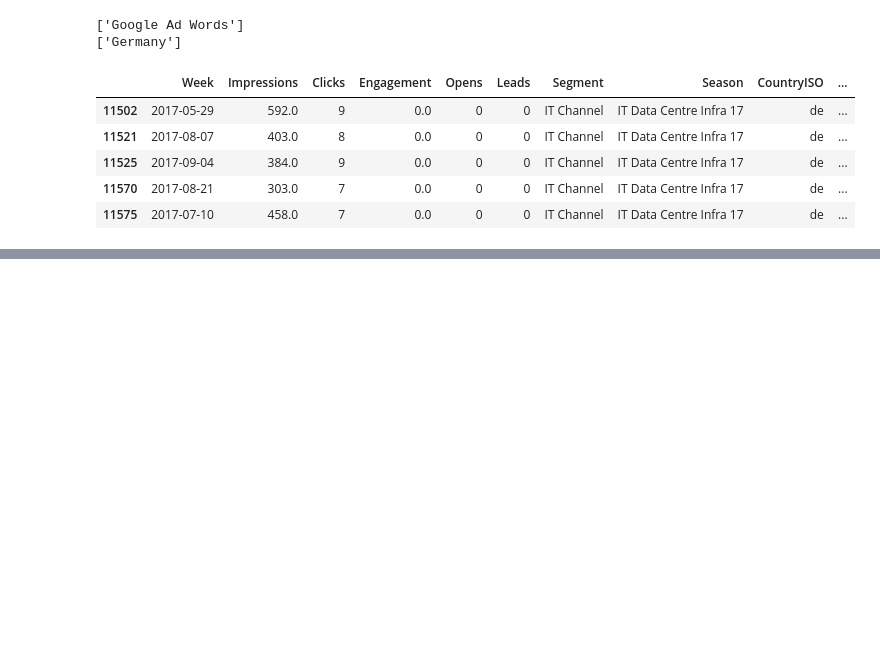
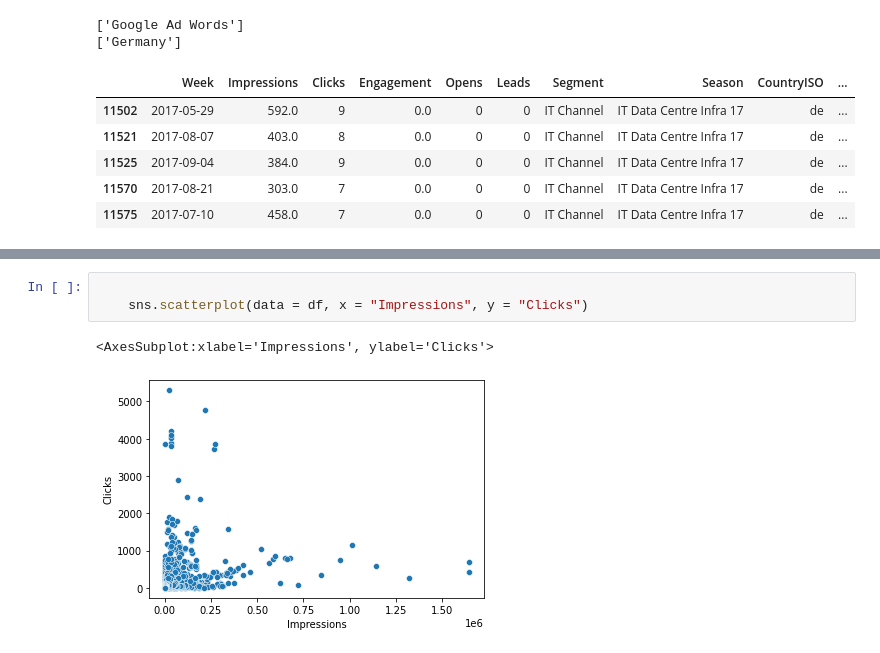
Before and after one commit to tpat7187/EATONProject, a Jupyter notebook: Interactive_Model.ipynb, the cells around one changed output, grey strips where cells are left out. Saved outputs shown, nothing was run; the diff lists cells and outputs as text; blank space fills up the shorter version.

```diff
--- a/Interactive_Model.ipynb
+++ b/Interactive_Model.ipynb
@@ -131,0 +380,6 @@ df_LED.head(5)
+# %%
+
+    sns.scatterplot(data = df, x = "Impressions", y = "Clicks")
+# %% [output]
+<AxesSubplot:xlabel='Impressions', ylabel='Clicks'>
+[figure, added]
```
Also changed, not shown: parts of 16 cells of this notebook.
